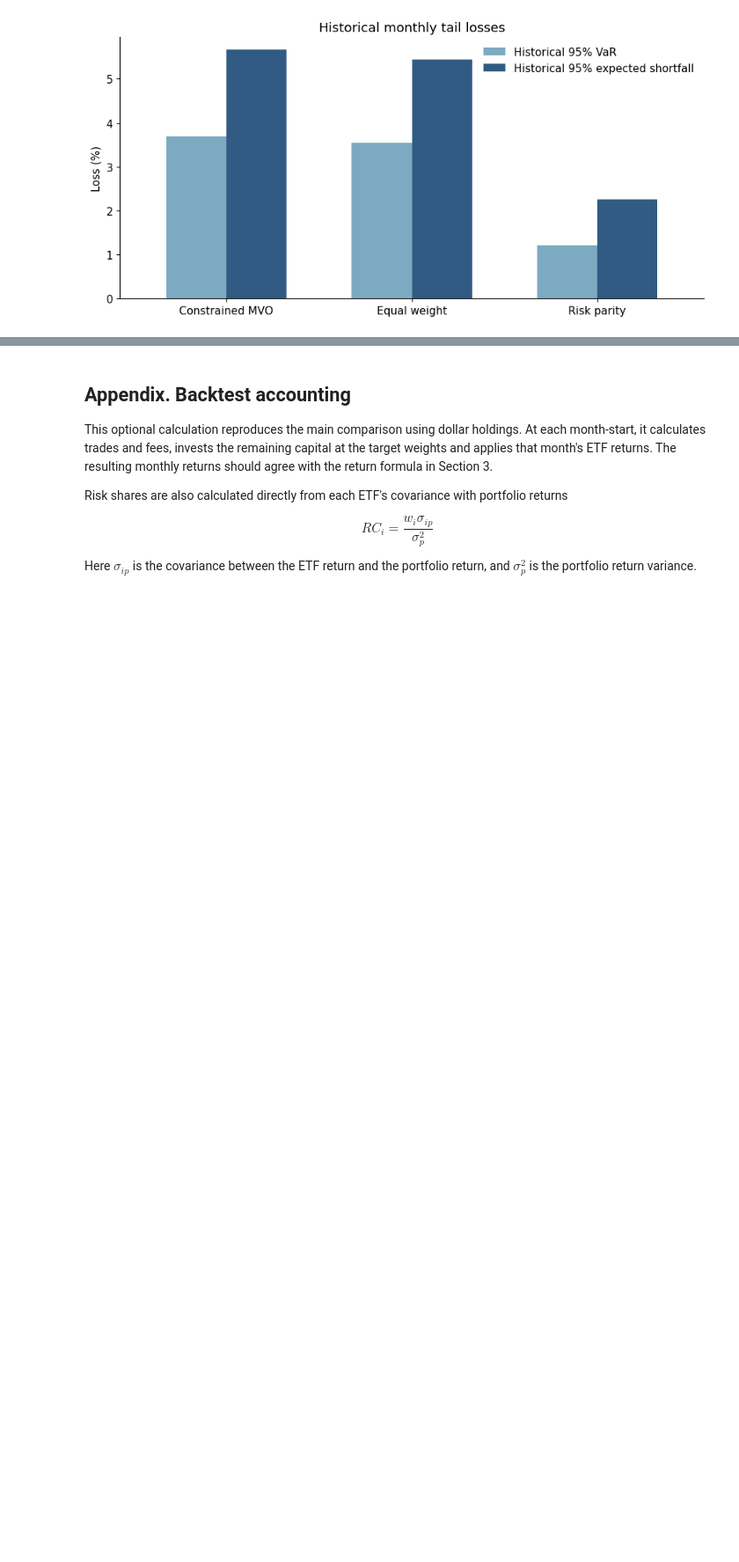
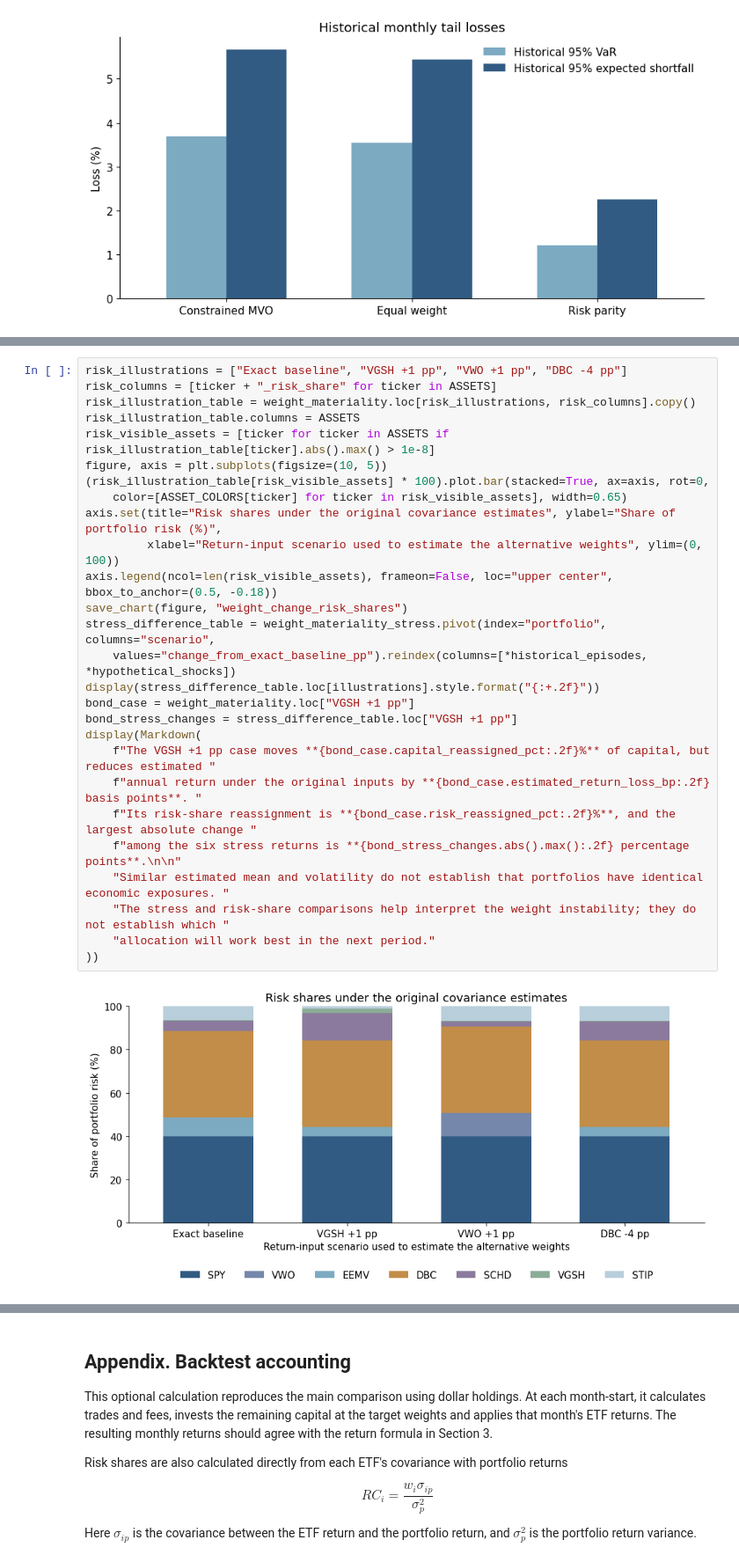
Before and after one commit to kybeka/meridian-capital, a Jupyter notebook: research/round-1/supplementary_studies.ipynb, the cells around one changed output, grey strips where cells are left out. Shown at 88% size. Saved outputs shown, nothing was run; the diff lists cells and outputs as text; blank space fills up the shorter version.

```diff
--- a/research/round-1/supplementary_studies.ipynb
+++ b/research/round-1/supplementary_studies.ipynb
@@ -1250,0 +1373,29 @@ save_chart(figure, "tail_risk")
+# %%
+risk_illustrations = ["Exact baseline", "VGSH +1 pp", "VWO +1 pp", "DBC -4 pp"]
+risk_columns = [ticker + "_risk_share" for ticker in ASSETS]
+risk_illustration_table = weight_materiality.loc[risk_illustrations, risk_columns].copy()
+risk_illustration_table.columns = ASSETS
+risk_visible_assets = [ticker for ticker in ASSETS if risk_illustration_table[ticker].abs().max() > 1e-8]
+figure, axis = plt.subplots(figsize=(10, 5))
+(risk_illustration_table[risk_visible_assets] * 100).plot.bar(stacked=True, ax=axis, rot=0,
+    color=[ASSET_COLORS[ticker] for ticker in risk_visible_assets], width=0.65)
+axis.set(title="Risk shares under the original covariance estimates", ylabel="Share of portfolio risk (%)",
+         xlabel="Return-input scenario used to estimate the alternative weights", ylim=(0, 100))
+axis.legend(ncol=len(risk_visible_assets), frameon=False, loc="upper center", bbox_to_anchor=(0.5, -0.18))
+save_chart(figure, "weight_change_risk_shares")
+stress_difference_table = weight_materiality_stress.pivot(index="portfolio", columns="scenario",
+    values="change_from_exact_baseline_pp").reindex(columns=[*historical_episodes, *hypothetical_shocks])
+display(stress_difference_table.loc[illustrations].style.format("{:+.2f}"))
+bond_case = weight_materiality.loc["VGSH +1 pp"]
+bond_stress_changes = stress_difference_table.loc["VGSH +1 pp"]
+display(Markdown(
+    f"The VGSH +1 pp case moves **{bond_case.capital_reassigned_pct:.2f}%** of capital, but reduces estimated "
+    f"annual return under the original inputs by **{bond_case.estimated_return_loss_bp:.2f} basis points**. "
+    f"Its risk-share reassignment is **{bond_case.risk_reassigned_pct:.2f}%**, and the largest absolute change "
+    f"among the six stress returns is **{bond_stress_changes.abs().max():.2f} percentage points**.\n\n"
+    "Similar estimated mean and volatility do not establish that portfolios have identical economic exposures. "
+    "The stress and risk-share comparisons help interpret the weight instability; they do not establish which "
+    "allocation will work best in the next period."
+))
+# %% [output]
+[figure, added]
```
Also changed, not shown: parts of 14 cells of this notebook, 16 other files.
